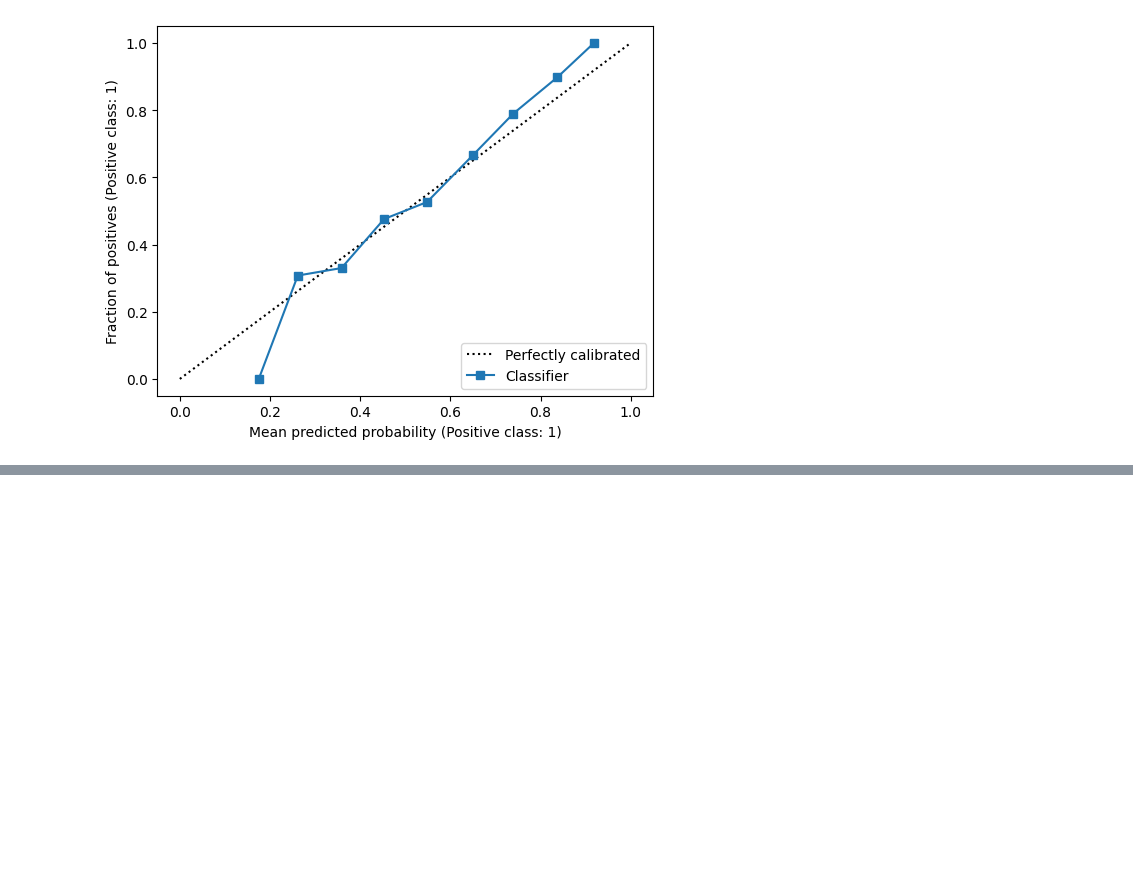
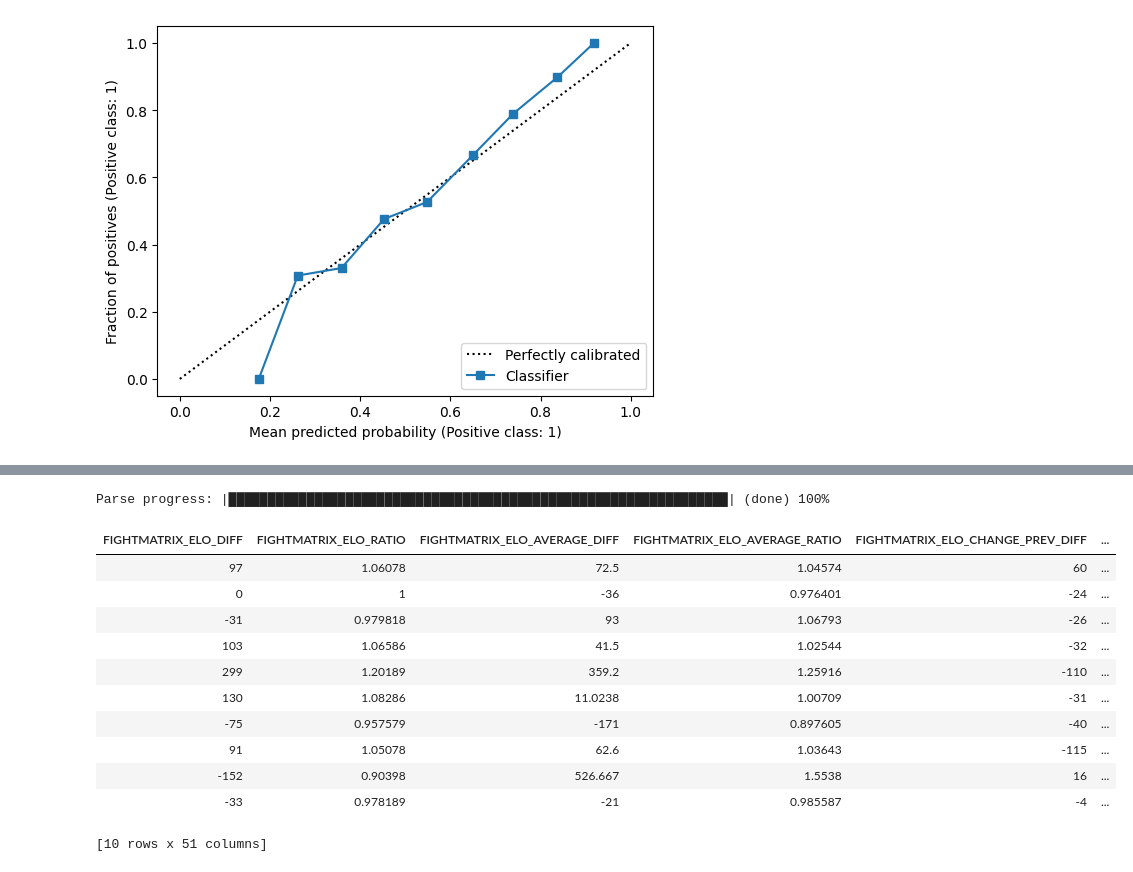
Before and after one commit to ehan03/cpsc-381-final-project, a Jupyter notebook: notebooks/eugene_gbm.ipynb, the cells around one changed output, grey strips where cells are left out. Drawn from its saved outputs; the diff is of its cells as text; code cells hidden in the pictures; blank space fills up the shorter version.

```diff
--- a/notebooks/eugene_gbm.ipynb
+++ b/notebooks/eugene_gbm.ipynb
@@ -46,0 +71,19 @@ disp = CalibrationDisplay.from_predictions(y_test, y_pred_test, n_bins=10)
+# %%
+data = h2o.import_file("../data/processed/train.csv")
+data = data.drop(["BOUT_ID", "EVENT_ID", "DATE", "BOUT_ORDINAL"])
+data["RED_WIN"] = data["RED_WIN"].asfactor()
+data.head()
+# %% [output]
+Parse progress: |████████████████████████████████████████████████████████████████| (done) 100%
+| FIGHTMATRIX_ELO_DIFF | FIGHTMATRIX_ELO_RATIO | FIGHTMATRIX_ELO_AVERAGE_DIFF | FIGHTMATRIX_ELO_AVERAGE_RATIO | FIGHTMATRIX_ELO_CHANGE_PREV_DIFF | ... |
+| 97 | 1.06078 | 72.5 | 1.04574 | 60 | ... |
+| 0 | 1 | -36 | 0.976401 | -24 | ... |
+| -31 | 0.979818 | 93 | 1.06793 | -26 | ... |
+| 103 | 1.06586 | 41.5 | 1.02544 | -32 | ... |
+| 299 | 1.20189 | 359.2 | 1.25916 | -110 | ... |
+| 130 | 1.08286 | 11.0238 | 1.00709 | -31 | ... |
+| -75 | 0.957579 | -171 | 0.897605 | -40 | ... |
+| 91 | 1.05078 | 62.6 | 1.03643 | -115 | ... |
+| -152 | 0.90398 | 526.667 | 1.5538 | 16 | ... |
+| -33 | 0.978189 | -21 | 0.985587 | -4 | ... |
+[10 rows x 51 columns]
```
Also changed, not shown: parts of 10 cells of this notebook, 3 other files.
